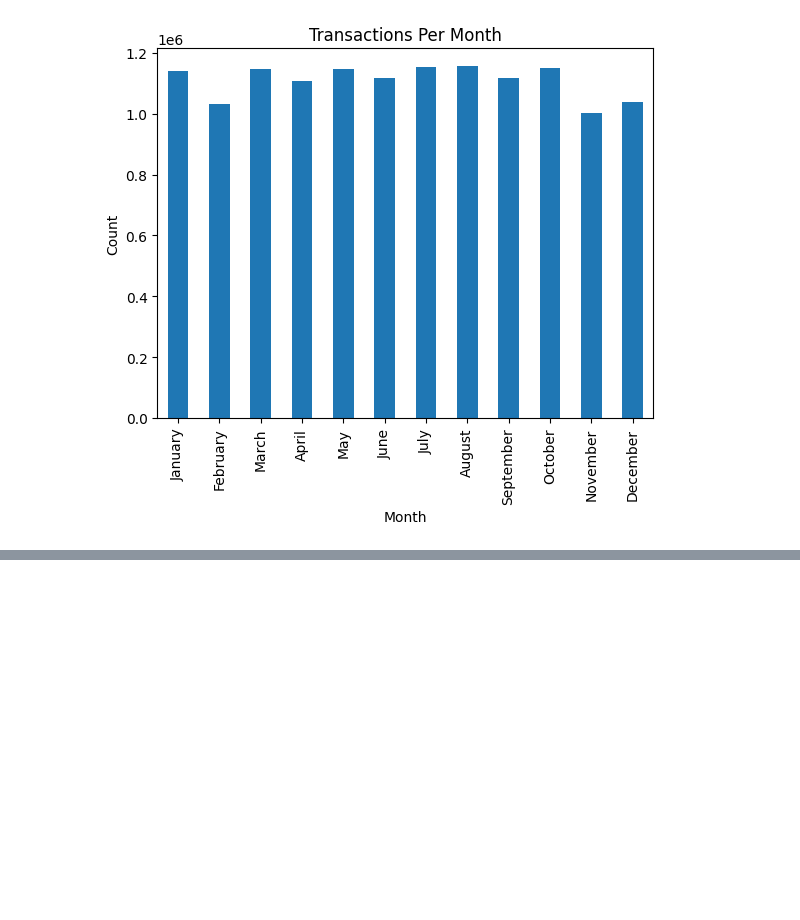
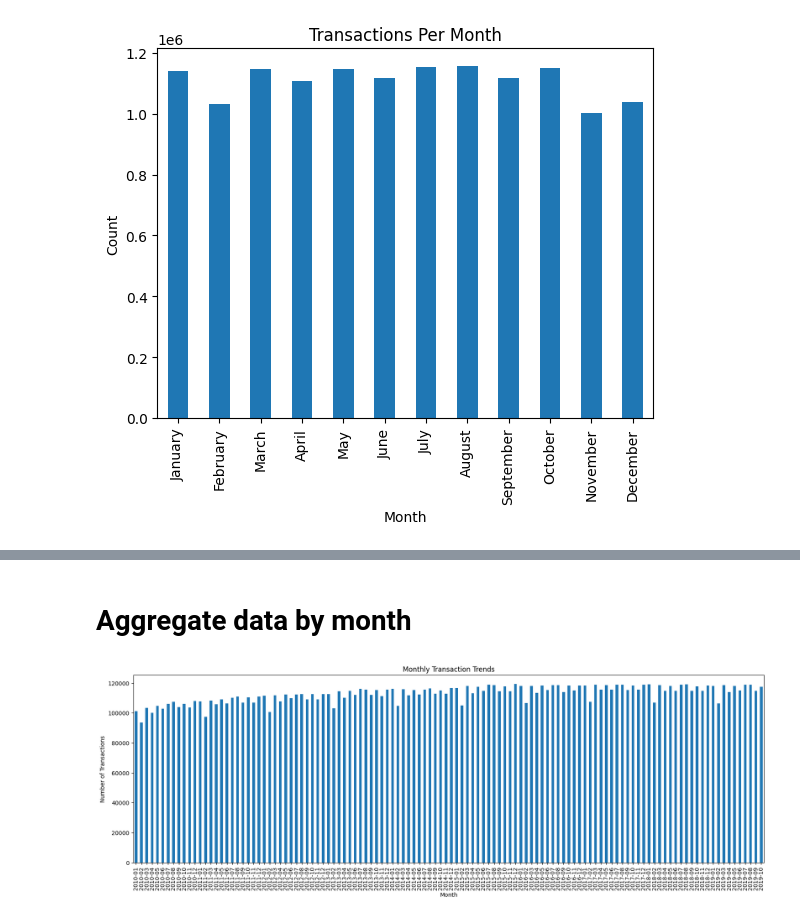
Before and after one commit to SOURAVSHEEL/Fraud-Detection-, a Jupyter notebook: notebooks/data_exploration_merged_data.ipynb, the cells around one changed output, grey strips where cells are left out. Saved outputs shown, nothing was run; the diff lists cells and outputs as text; code cells hidden in the pictures; blank space fills up the shorter version.

```diff
--- a/notebooks/data_exploration_merged_data.ipynb
+++ b/notebooks/data_exploration_merged_data.ipynb
@@ -627,0 +638,11 @@ plt.show()
+# %% [markdown]
+# Aggregate data by month
+# %%
+monthly_transactions = df.groupby(df['date'].dt.to_period('M'))['transaction_id'].count()
+monthly_transactions.plot(figsize=(20, 6), kind='bar')
+plt.title('Monthly Transaction Trends')
+plt.xlabel('Month')
+plt.ylabel('Number of Transactions')
+plt.show()
+# %% [output]
+[figure, added]
```
Also changed, not shown: parts of 10 cells of this notebook.
